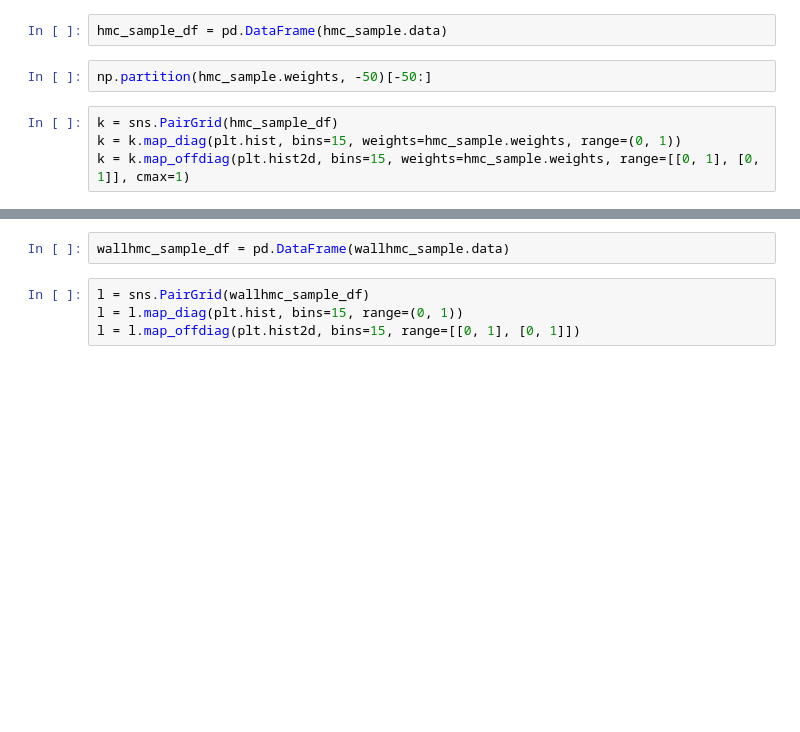
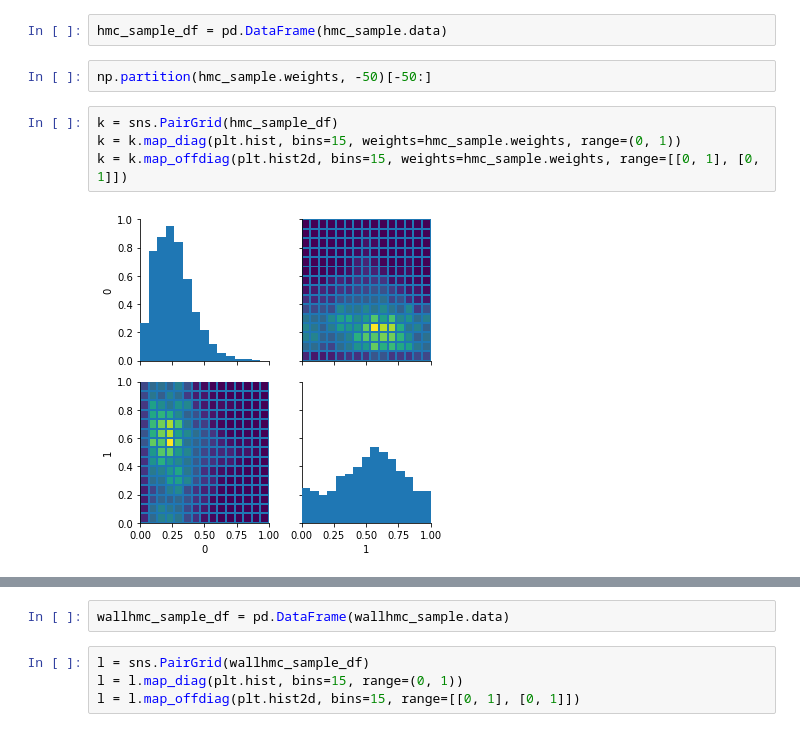
Before and after one commit to lahmah/hep-monte-carlo, a Jupyter notebook: notebooks/exponential_spherical.ipynb, the cells around one changed output, grey strips where cells are left out. Cells and saved outputs as stored; diff of their text form; blank space fills up the shorter version.

```diff
--- a/notebooks/exponential_spherical.ipynb
+++ b/notebooks/exponential_spherical.ipynb
@@ -61,7 +74,9 @@ np.partition(hmc_sample.weights, -50)[-50:]
 # %%
 k = sns.PairGrid(hmc_sample_df)
 k = k.map_diag(plt.hist, bins=15, weights=hmc_sample.weights, range=(0, 1))
-k = k.map_offdiag(plt.hist2d, bins=15, weights=hmc_sample.weights, range=[[0, 1], [0, 1]], cmax=1)
+k = k.map_offdiag(plt.hist2d, bins=15, weights=hmc_sample.weights, range=[[0, 1], [0, 1]])
+# %% [output]
+[figure, added]
 # %%
 start = np.random.random(2)
 print('start:', start)
```
Also changed, not shown: parts of 5 cells of this notebook.
